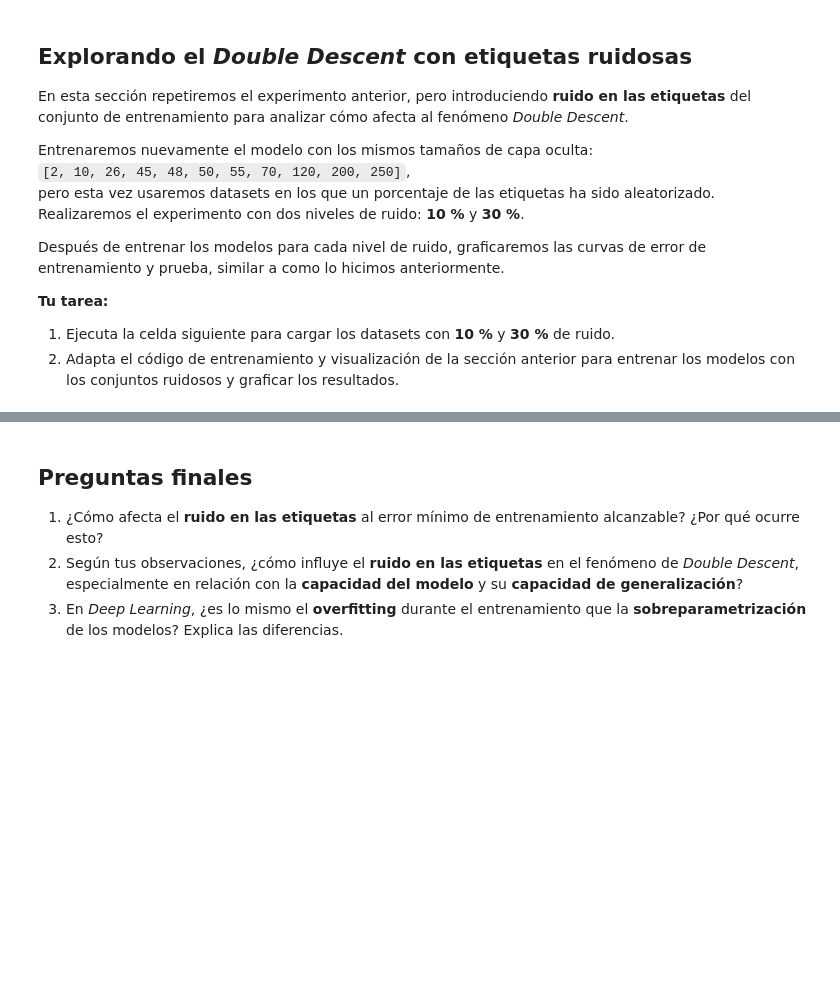
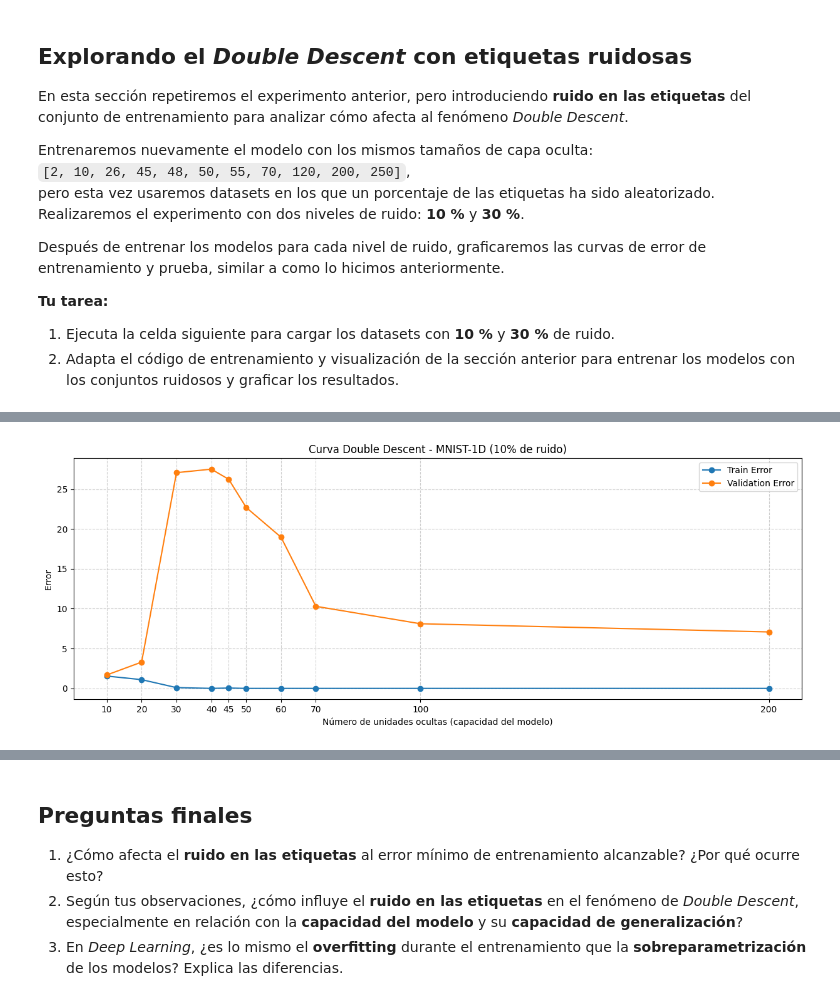
Before and after one commit to nataliacampiglia/deep_learling_tarea_2, a Jupyter notebook: Notebook_Double_Descent.ipynb, the cells around one changed output, grey strips where cells are left out. Drawn from its saved outputs; the diff is of its cells as text; code cells hidden in the pictures; blank space fills up the shorter version.

```diff
--- a/Notebook_Double_Descent.ipynb
+++ b/Notebook_Double_Descent.ipynb
@@ -400,5 +521,7 @@ print(f"Validación: {validation_errors_noisy_10}")
 # %%
-plot_double_descent(training_errors_noisy_10, validation_errors_noisy_10, title="Curva Double Descent - MNIST-1D (10% de ruido)")
+plot_double_descent(training_errors_noisy_10, validation_errors_noisy_10, title="Curva Double Descent - MNIST-1D (10% de ruido)", hidden_sizes=[10, 20, 30, 40, 45, 50, 60, 70, 100, 200])
+# %% [output]
+[figure, added]
 # %%
 train_loader_noisy_30, val_loader_noisy_30 = get_dataloaders(data_noisy_30)
 training_errors_noisy_30 = []
```
Also changed, not shown: parts of 8 cells of this notebook.
